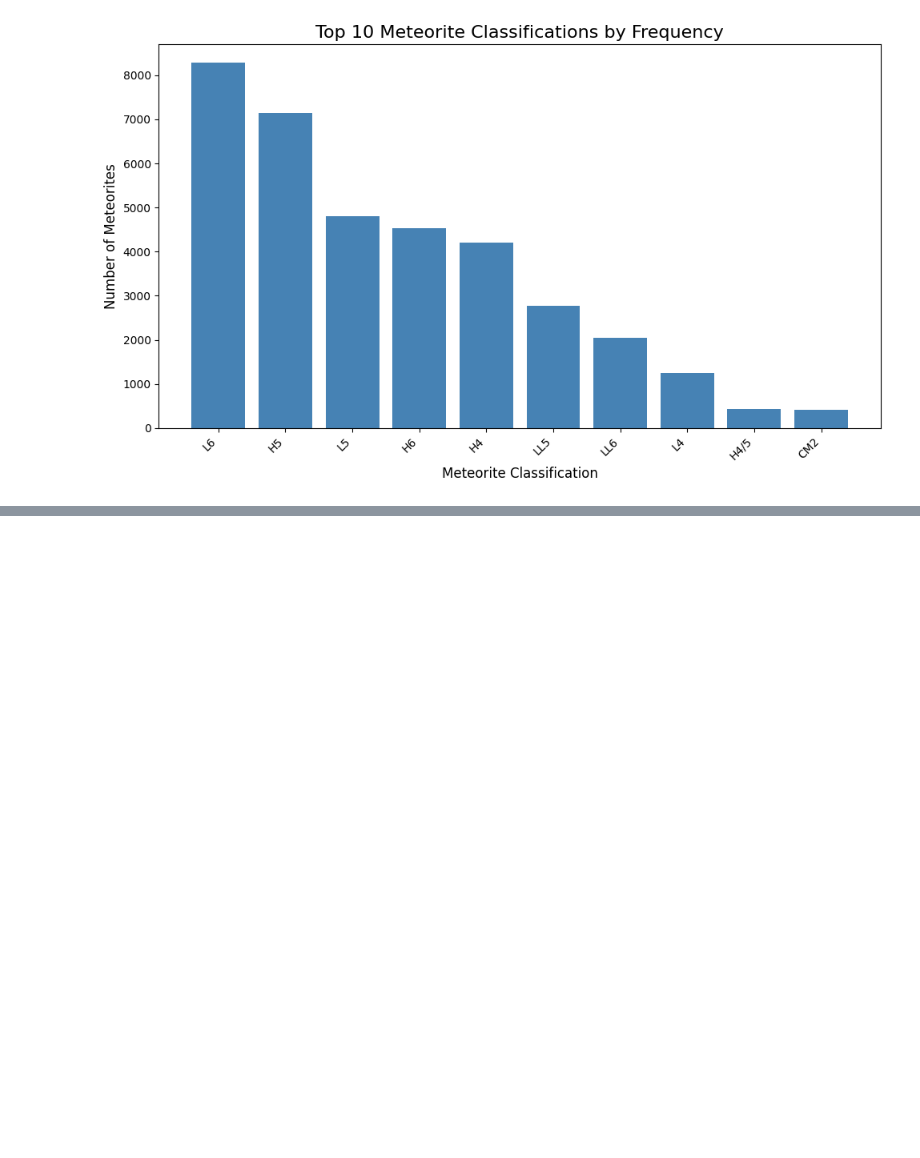
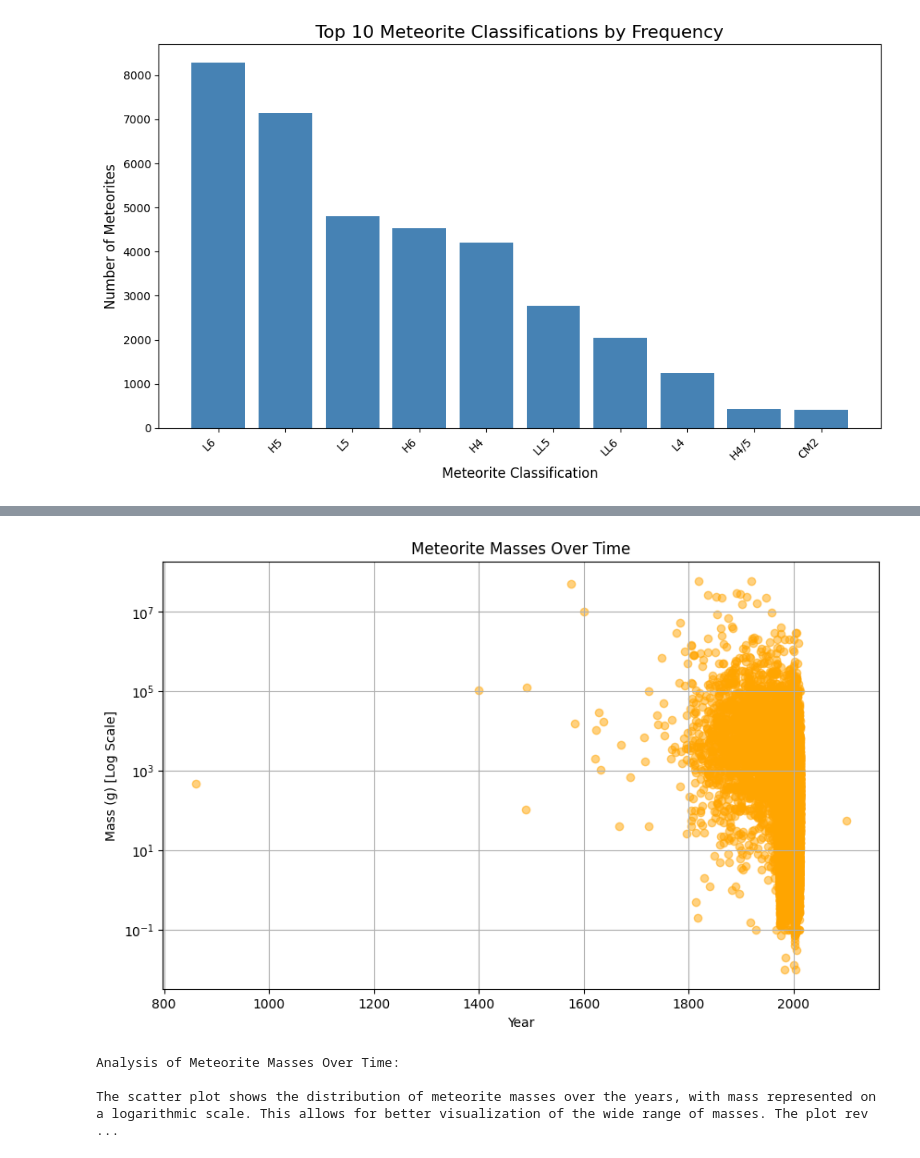
Before and after one commit to shifathhossain/Gold-Analysis, a Jupyter notebook: main.ipynb, the cells around one changed output, grey strips where cells are left out. Saved outputs shown, nothing was run; the diff lists cells and outputs as text; code cells hidden in the pictures; blank space fills up the shorter version.

```diff
--- a/main.ipynb
+++ b/main.ipynb
@@ -85,0 +102,20 @@ plt.show()
+# %%
+# mass vs year scatter plot of meteorite masses over time
+
+plt.figure(figsize=(10, 6))
+plt.scatter(meteorite_data['year'], meteorite_data['mass (g)'], alpha=0.5, color='orange')
+plt.yscale('log')
+plt.title('Meteorite Masses Over Time')
+plt.xlabel('Year')
+plt.ylabel('Mass (g) [Log Scale]')
+plt.grid(True)
+plt.show()
+
+# analysis
+print("Analysis of Meteorite Masses Over Time:\n")
+print("The scatter plot shows the distribution of meteorite masses over the years, with mass represented on a logarithmic scale. This allows for better visualization of the wide range of masses. The plot reveals that most meteorites have smaller masses, with occasional outliers of significantly larger size.")
+# %% [output]
+[figure, added]
+Analysis of Meteorite Masses Over Time:
+
+The scatter plot shows the distribution of meteorite masses over the years, with mass represented on a logarithmic scale. This allows for better visualization of the wide range of masses. The plot rev ...
```
Also changed, not shown: parts of 3 cells of this notebook.
